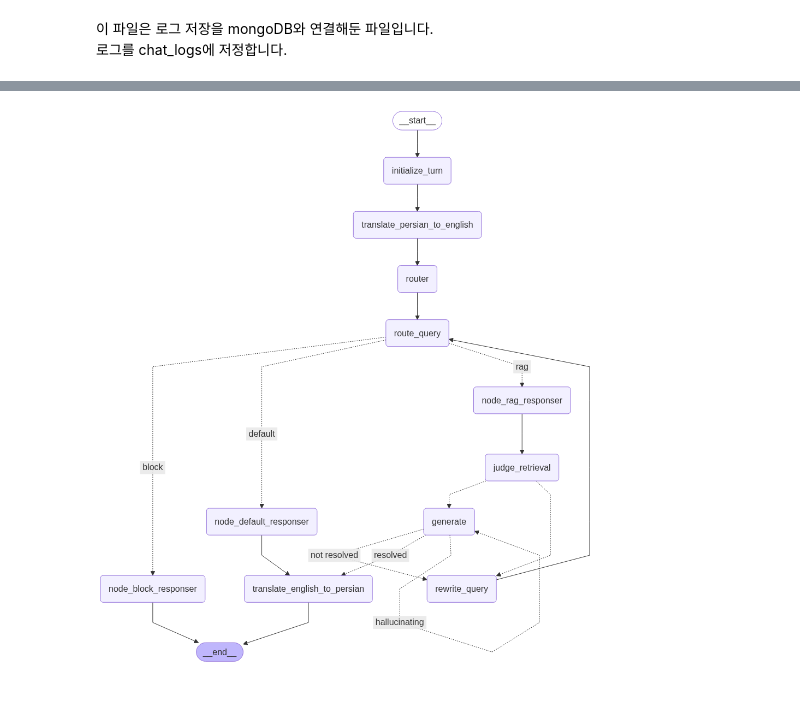
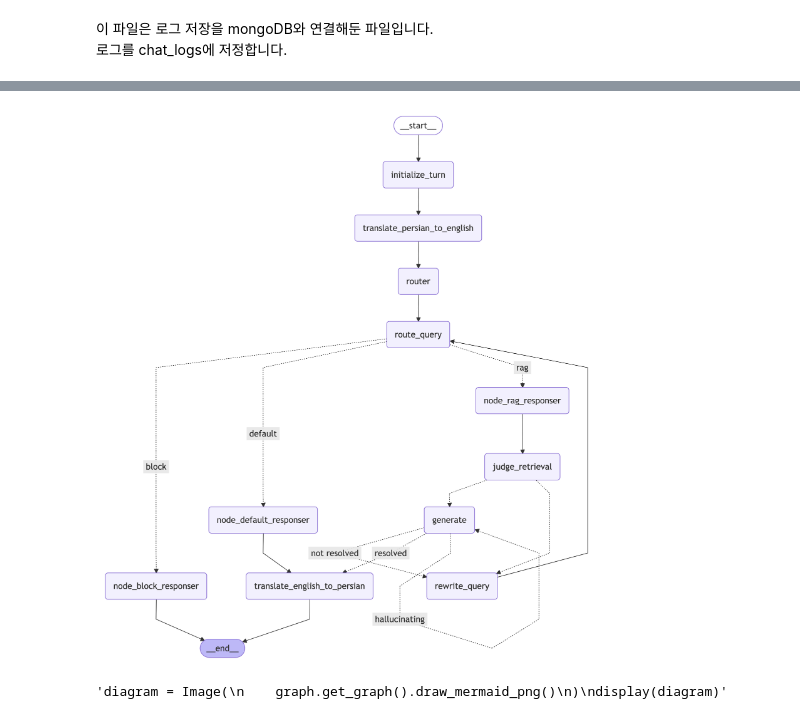
Before and after one commit to Miniohn/DataScience_Capstone, a Jupyter notebook: Chatbot_ver2/chatbot_with_MongoDB.ipynb, the cells around one changed output, grey strips where cells are left out. Cells and saved outputs as stored; diff of their text form; code cells hidden in the pictures.

```diff
--- a/Chatbot_ver2/chatbot_with_MongoDB.ipynb
+++ b/Chatbot_ver2/chatbot_with_MongoDB.ipynb
@@ -277,7 +270,7 @@ def translate_persian_to_english(state: State) -> State:
     state["initial_translated"] = translated_msg
 
     # 단계별 로그 저장
-    return save_progress_log(state, "translate_persian_to_english", {"initial_translated": translated_msg})
+    return state #save_progress_log(state, "translate_persian_to_english", {"initial_translated": translated_msg})
 
 def translate_english_to_persian(state: State) -> State:
     """영어 응답을 페르시아어로 번역하고 로그 남기기"""
@@ -299,9 +292,9 @@ def translate_english_to_persian(state: State) -> State:
 
     # 최종 단계 로그 저장
     if translated_response == "":
-        return save_progress_log(state, "translate_english_to_persian", {"final_translated": None})
+        return state #save_progress_log(state, "translate_english_to_persian", {"final_translated": None})
     else:
-        return save_progress_log(state, "translate_english_to_persian", {"final_translated": translated_response})
+        return state #save_progress_log(state, "translate_english_to_persian", {"final_translated": translated_response})
 # %%
 #----6. 노드 및 체인 정의----
 def router(state: State) -> State:
@@ -617,6 +637,10 @@ def generate_or_rewrite_query(state: State) -> Literal["generate", "rewrite_quer
 #----7. 그래프 생성 및 컴파일----
 from langgraph.prebuilt import ToolNode, tools_condition
 from langgraph.checkpoint.memory import MemorySaver
+from langchain_core.runnables.graph_mermaid import MermaidDrawMethod
+import nest_asyncio
+
+nest_asyncio.apply()
 
 memory = MemorySaver()
 
@@ -675,8 +699,11 @@ graph = (
 #그래프 시각화
 from IPython.display import display, Image
 
-diagram = Image(
+diagram = Image(graph.get_graph().draw_mermaid_png(draw_method=MermaidDrawMethod.PYPPETEER))
+display(diagram)
+
+"""diagram = Image(
     graph.get_graph().draw_mermaid_png()
 )
-display(diagram)
+display(diagram)"""
 # %% [output]
@@ -683,4 +712,5 @@ display(diagram)
-[figure, old version]
+[figure, new version]
+'diagram = Image(\n    graph.get_graph().draw_mermaid_png()\n)\ndisplay(diagram)'
 # %%
 #----8. Test----
 import uuid
```
Also changed, not shown: parts of 8 cells of this notebook, 1 other file.
